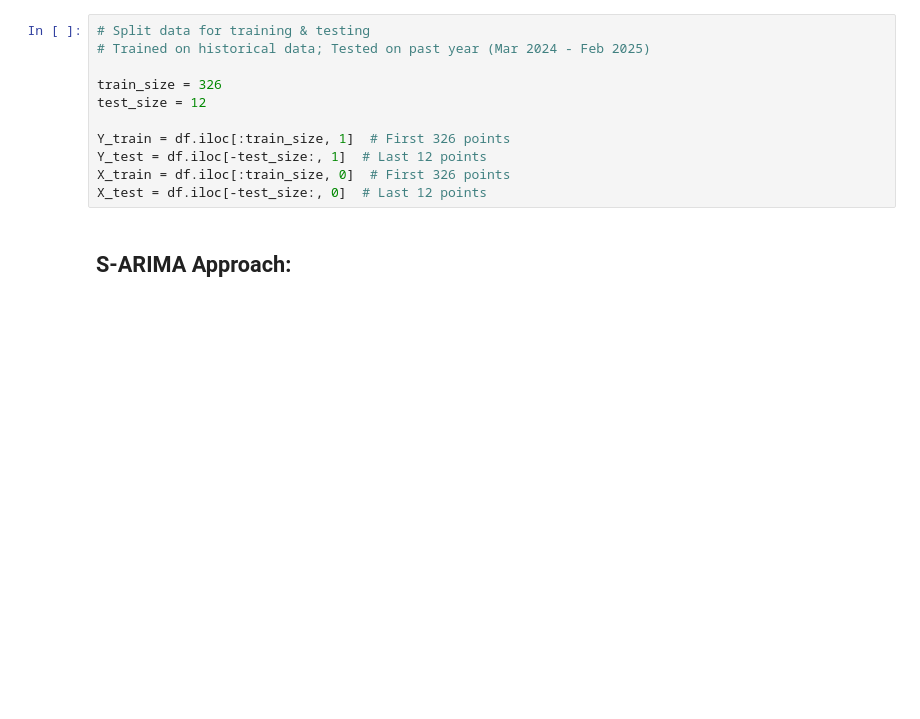
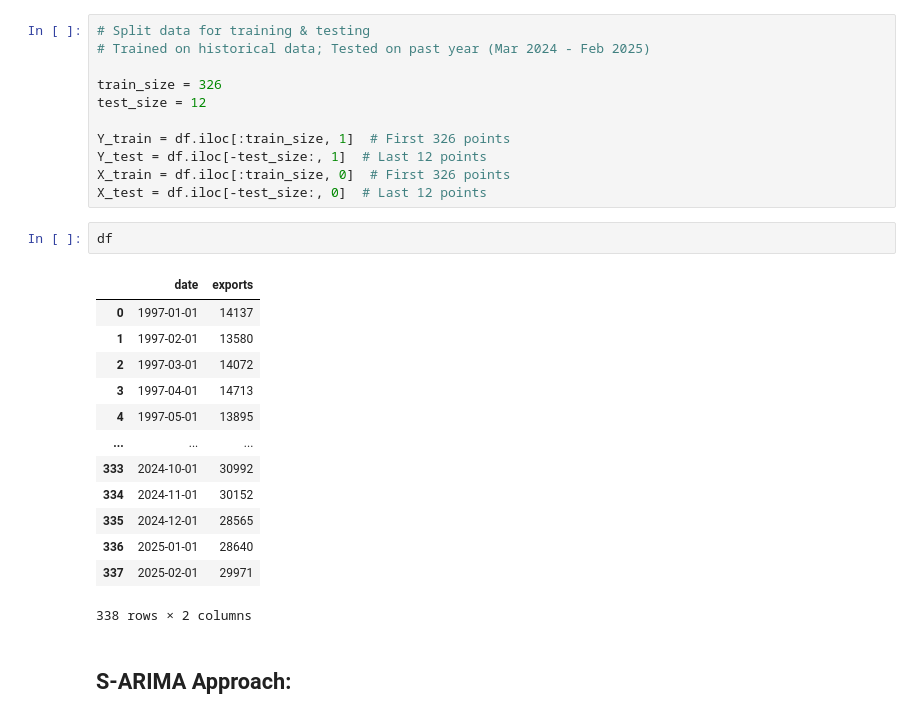
Before and after one commit to charlieollerenshaw/st451-project, a Jupyter notebook: tradebalanceregression.ipynb, the cells around one changed output. Drawn from its saved outputs; the diff is of its cells as text; blank space fills up the shorter version.

```diff
--- a/tradebalanceregression.ipynb
+++ b/tradebalanceregression.ipynb
@@ -50,6 +50,22 @@ Y_train = df.iloc[:train_size, 1]  # First 326 points
 Y_test = df.iloc[-test_size:, 1]  # Last 12 points
 X_train = df.iloc[:train_size, 0]  # First 326 points
 X_test = df.iloc[-test_size:, 0]  # Last 12 points
+# %%
+df
+# %% [output]
+|  | date | exports |
+| 0 | 1997-01-01 | 14137 |
+| 1 | 1997-02-01 | 13580 |
+| 2 | 1997-03-01 | 14072 |
+| 3 | 1997-04-01 | 14713 |
+| 4 | 1997-05-01 | 13895 |
+| ... | ... | ... |
+| 333 | 2024-10-01 | 30992 |
+| 334 | 2024-11-01 | 30152 |
+| 335 | 2024-12-01 | 28565 |
+| 336 | 2025-01-01 | 28640 |
+| 337 | 2025-02-01 | 29971 |
+338 rows × 2 columns
 # %% [markdown]
 ## S-ARIMA Approach:
 # %% [markdown]
```
Also changed, not shown: parts of 13 cells of this notebook.
